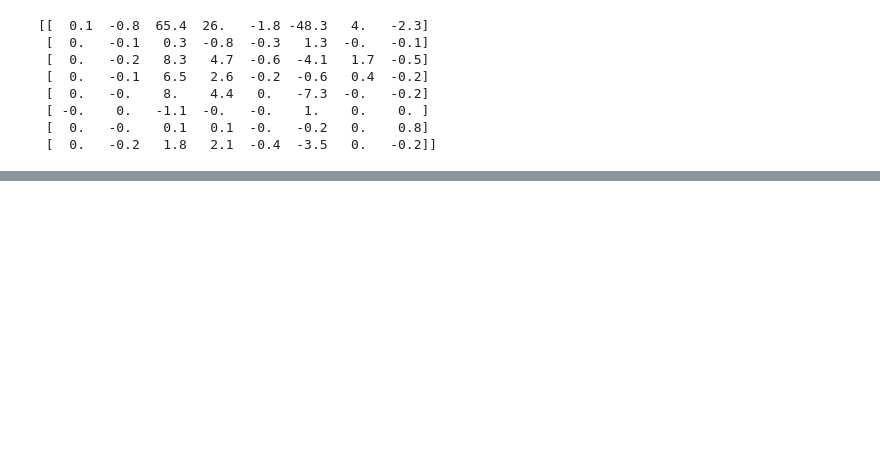
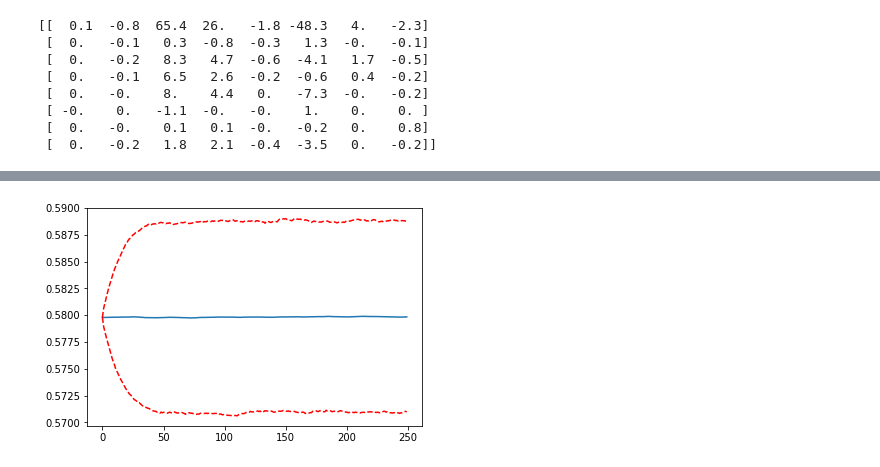
Before and after one commit to natashawatkins/BootCamp2018, a Jupyter notebook: Probsets/Econ/Probset4/linearisation.ipynb, the cells around one changed output, grey strips where cells are left out. Cells and saved outputs as stored; diff of their text form; code cells hidden in the pictures; blank space fills up the shorter version.

```diff
--- a/Probsets/Econ/Probset4/linearisation.ipynb
+++ b/Probsets/Econ/Probset4/linearisation.ipynb
@@ -120,0 +308,11 @@ print(derivatives.round(1))
+# %%
+l_series = l_vec.mean(axis=1)
+high_l = np.percentile(l_vec, 95, axis=1)
+low_l = np.percentile(l_vec, 5, axis=1)
+
+plt.plot(l_series)
+plt.plot(high_l, 'r--')
+plt.plot(low_l, 'r--')
+plt.show()
+# %% [output]
+[figure, added]
```
Also changed, not shown: parts of 37 cells of this notebook, 3 other files.
